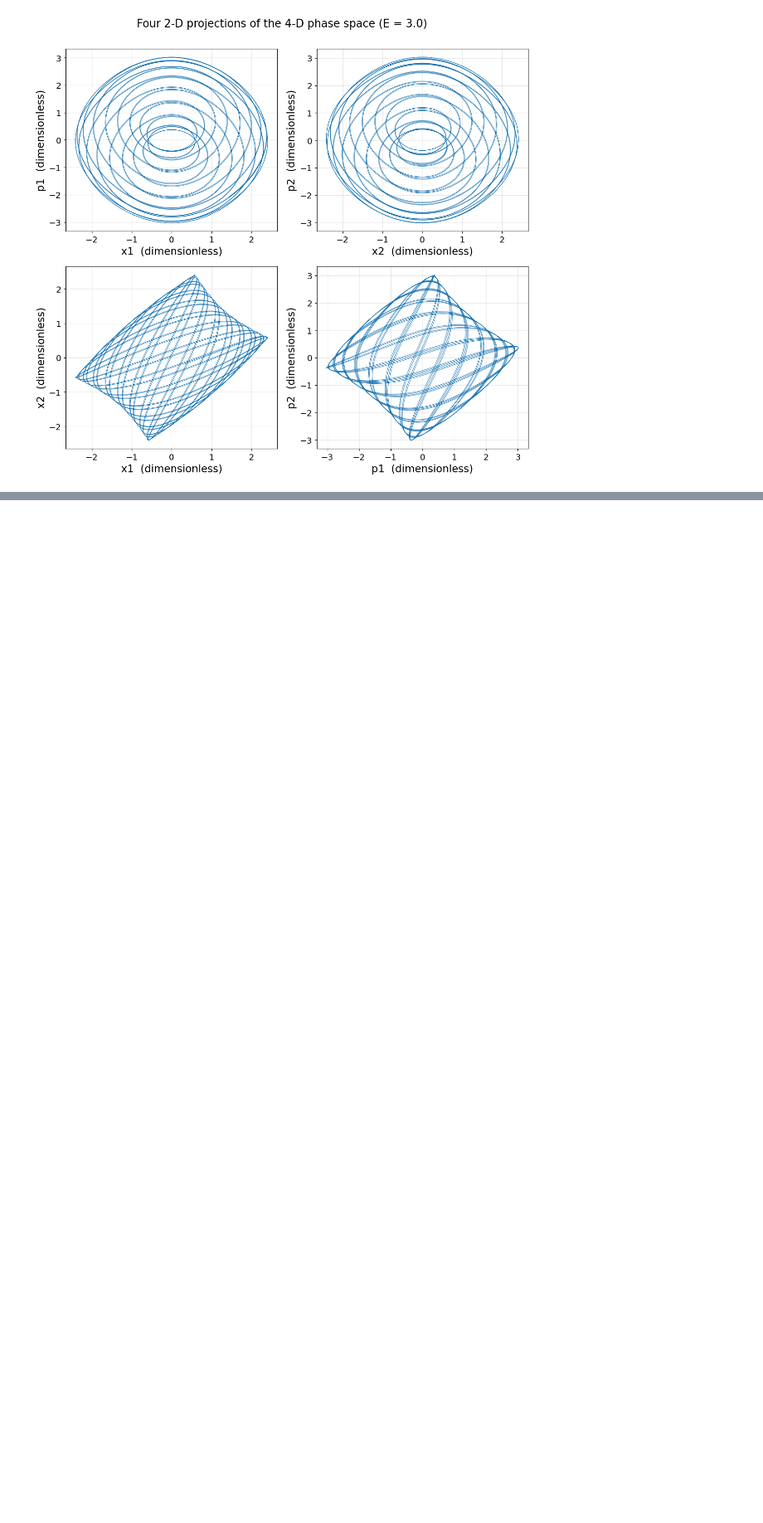
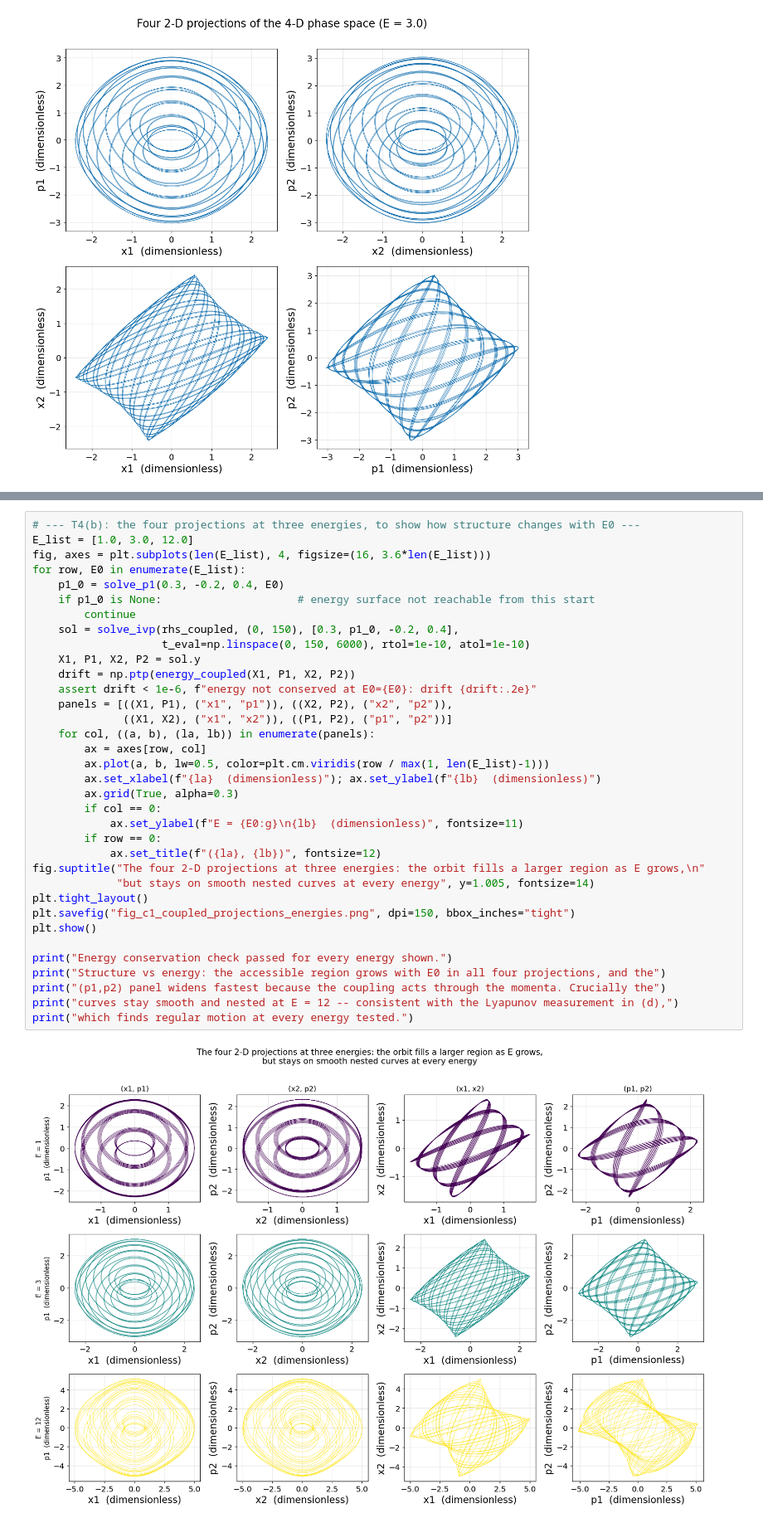
Before and after one commit to msandoval1807/quantum-research, a Jupyter notebook: Assignment 1/component1_classical.ipynb, the cells around one changed output, grey strips where cells are left out. Shown at 83% size. Drawn from its saved outputs; the diff is of its cells as text; blank space fills up the shorter version.

```diff
--- a/Assignment 1/component1_classical.ipynb
+++ b/Assignment 1/component1_classical.ipynb
@@ -361,0 +387,37 @@ plt.tight_layout(); plt.savefig("fig_c1_coupled_projections.png", dpi=150, bbox_
+# %%
+# --- T4(b): the four projections at three energies, to show how structure changes with E0 ---
+E_list = [1.0, 3.0, 12.0]
+fig, axes = plt.subplots(len(E_list), 4, figsize=(16, 3.6*len(E_list)))
+for row, E0 in enumerate(E_list):
+    p1_0 = solve_p1(0.3, -0.2, 0.4, E0)
+    if p1_0 is None:                     # energy surface not reachable from this start
+        continue
+    sol = solve_ivp(rhs_coupled, (0, 150), [0.3, p1_0, -0.2, 0.4],
+                    t_eval=np.linspace(0, 150, 6000), rtol=1e-10, atol=1e-10)
+    X1, P1, X2, P2 = sol.y
+    drift = np.ptp(energy_coupled(X1, P1, X2, P2))
+    assert drift < 1e-6, f"energy not conserved at E0={E0}: drift {drift:.2e}"
+    panels = [((X1, P1), ("x1", "p1")), ((X2, P2), ("x2", "p2")),
+              ((X1, X2), ("x1", "x2")), ((P1, P2), ("p1", "p2"))]
+    for col, ((a, b), (la, lb)) in enumerate(panels):
+        ax = axes[row, col]
+        ax.plot(a, b, lw=0.5, color=plt.cm.viridis(row / max(1, len(E_list)-1)))
+        ax.set_xlabel(f"{la}  (dimensionless)"); ax.set_ylabel(f"{lb}  (dimensionless)")
+        ax.grid(True, alpha=0.3)
+        if col == 0:
+            ax.set_ylabel(f"E = {E0:g}\n{lb}  (dimensionless)", fontsize=11)
+        if row == 0:
+            ax.set_title(f"({la}, {lb})", fontsize=12)
+fig.suptitle("The four 2-D projections at three energies: the orbit fills a larger region as E grows,\n"
+             "but stays on smooth nested curves at every energy", y=1.005, fontsize=14)
+plt.tight_layout()
+plt.savefig("fig_c1_coupled_projections_energies.png", dpi=150, bbox_inches="tight")
+plt.show()
+
+print("Energy conservation check passed for every energy shown.")
+print("Structure vs energy: the accessible region grows with E0 in all four projections, and the")
+print("(p1,p2) panel widens fastest because the coupling acts through the momenta. Crucially the")
+print("curves stay smooth and nested at E = 12 -- consistent with the Lyapunov measurement in (d),")
+print("which finds regular motion at every energy tested.")
+# %% [output]
+[figure, added]
```
Also changed, not shown: parts of 9 cells of this notebook, 32 other files.
